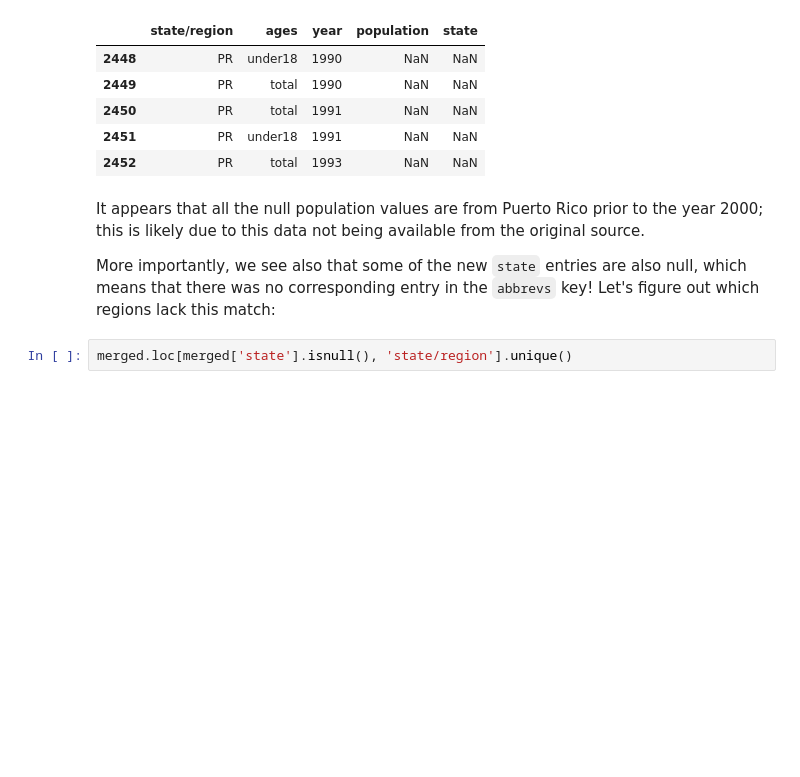
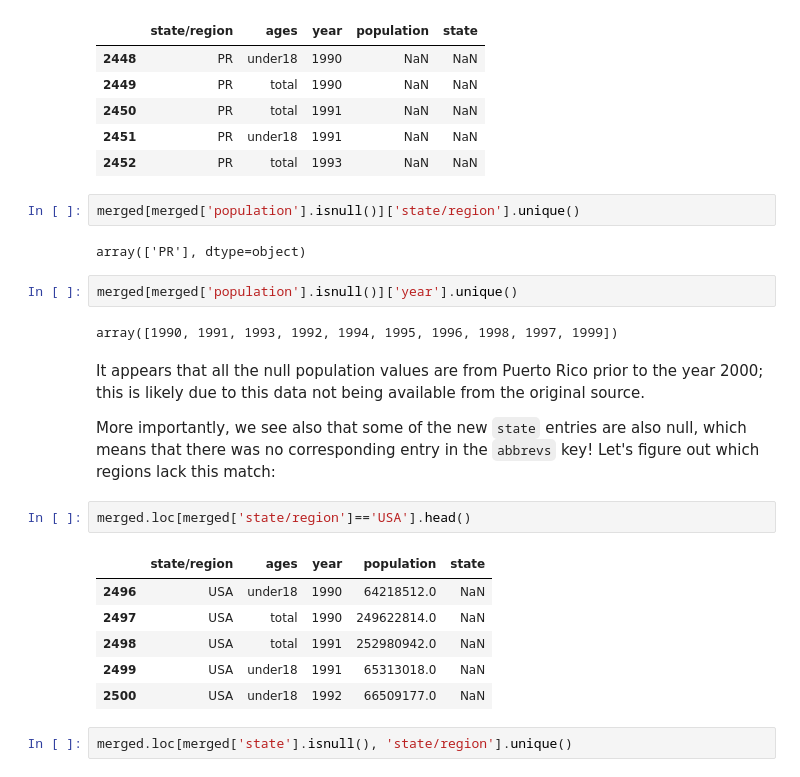
Before and after one commit to shasha920/6070, a Jupyter notebook: Module 9 - Combining Datasets.ipynb, the cells around one changed output. Saved outputs shown, nothing was run; the diff lists cells and outputs as text; blank space fills up the shorter version.

```diff
--- a/Module 9 - Combining Datasets.ipynb
+++ b/Module 9 - Combining Datasets.ipynb
@@ -812,11 +814,28 @@ merged[merged['population'].isnull()].head()
 | 2450 | PR | total | 1991 | NaN | NaN |
 | 2451 | PR | under18 | 1991 | NaN | NaN |
 | 2452 | PR | total | 1993 | NaN | NaN |
+# %%
+merged[merged['population'].isnull()]['state/region'].unique()
+# %% [output]
+array(['PR'], dtype=object)
+# %%
+merged[merged['population'].isnull()]['year'].unique()
+# %% [output]
+array([1990, 1991, 1993, 1992, 1994, 1995, 1996, 1998, 1997, 1999])
 # %% [markdown]
 It appears that all the null population values are from Puerto Rico prior to the year 2000; this is likely due to this data not being available from the original source.
 
 More importantly, we see also that some of the new ``state`` entries are also null, which means that there was no corresponding entry in the ``abbrevs`` key!
 Let's figure out which regions lack this match:
+# %%
+merged.loc[merged['state/region']=='USA'].head()
+# %% [output]
+|  | state/region | ages | year | population | state |
+| 2496 | USA | under18 | 1990 | 64218512.0 | NaN |
+| 2497 | USA | total | 1990 | 249622814.0 | NaN |
+| 2498 | USA | total | 1991 | 252980942.0 | NaN |
+| 2499 | USA | under18 | 1991 | 65313018.0 | NaN |
+| 2500 | USA | under18 | 1992 | 66509177.0 | NaN |
 # %%
 merged.loc[merged['state'].isnull(), 'state/region'].unique()
 # %% [output]
```
Also changed, not shown: parts of 3 cells of this notebook.
